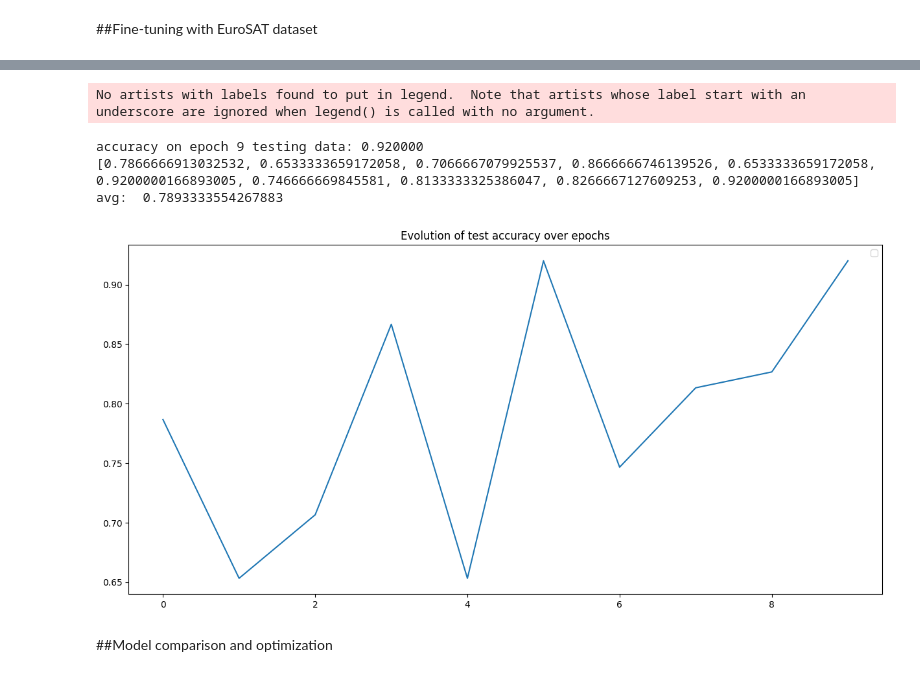
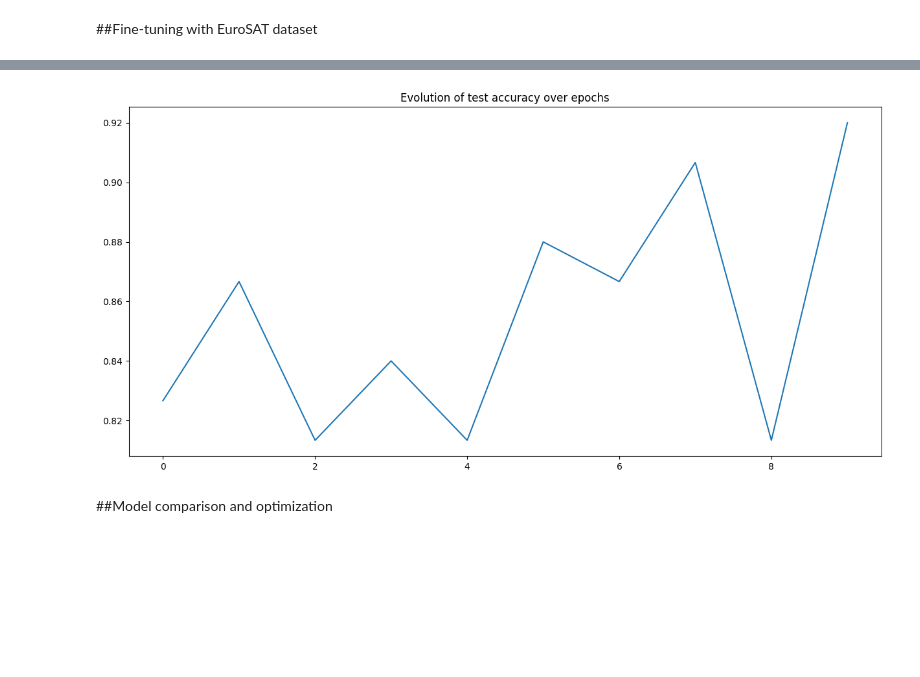
Before and after one commit to Juhoq/dl_project, a Jupyter notebook: DLproject.ipynb, the cells around one changed output, grey strips where cells are left out. Drawn from its saved outputs; the diff is of its cells as text; code cells hidden in the pictures; blank space fills up the shorter version.

Commit message:
optimizer enhancing

```diff
--- a/DLproject.ipynb
+++ b/DLproject.ipynb
@@ -38,9 +38,9 @@ tar_image_size = 84
 eurosat_image_size = 64
 
 ### HYPERPARAMETERS
-batch_size = 32
+batch_size = 64
 num_workers = 1
-lr = 0.000012
+lr = 0.0003
 num_epochs = 6
 num_classes_train = 64
 num_classes_euroSAT = 10
@@ -137,7 +137,7 @@ model = models.vgg16(weights='IMAGENET1K_V1') # load pretrained model
 model.classifier[-1] = nn.Linear(in_features=4096, out_features=num_classes_train, bias=True)
 
 # Loss and optimizer
-optimizer = optim.Adam(model.parameters(), lr=lr, weight_decay=0.0001)
+optimizer = optim.SGD(model.parameters(), lr=lr, weight_decay=0.002, momentum=0.9)
 
 # evaluation function
 def evaluate_model(model, loader):
@@ -300,7 +300,7 @@ model2.classifier = nn.Sequential(nn.Linear(25088, 2048),
                 nn.ReLU(),
                 nn.Linear(256,10))
 
-optimizer = torch.optim.Adam(model2.parameters(), lr=lr)
+optimizer = optim.Adam(model2.parameters(), lr=lr)
 
 results = []
 
@@ -357,8 +357,4 @@ epoch: 6, lr: 0.000012, accuracy: 1.000000, loss: 0.145513
-No artists with labels found to put in legend.  Note that artists whose label start with an underscore are ignored when legend() is called with no argument.
-accuracy on epoch 9 testing data: 0.920000
-[0.7866666913032532, 0.6533333659172058, 0.7066667079925537, 0.8666666746139526, 0.6533333659172058, 0.9200000166893005, 0.746666669845581, 0.8133333325386047, 0.8266667127609253, 0.9200000166893005]
-avg:  0.7893333554267883
-[figure, old version]
+[figure, new version]
 # %% [markdown]
 ##Model comparison and optimization
 # %% [markdown]
```
Also changed, not shown: parts of 3 cells of this notebook.
